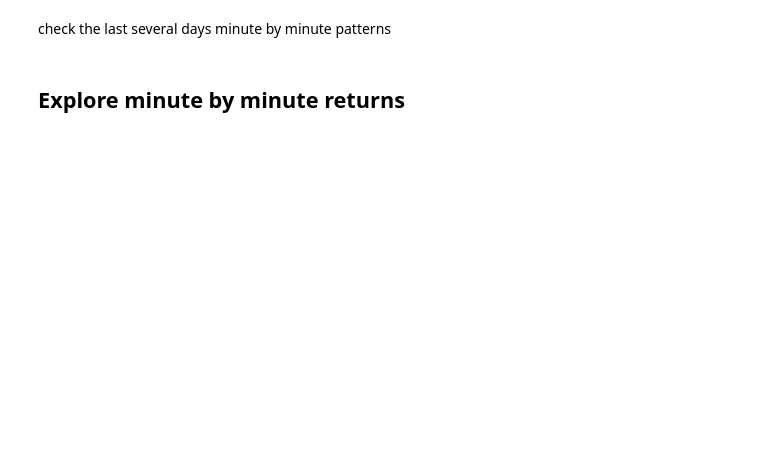
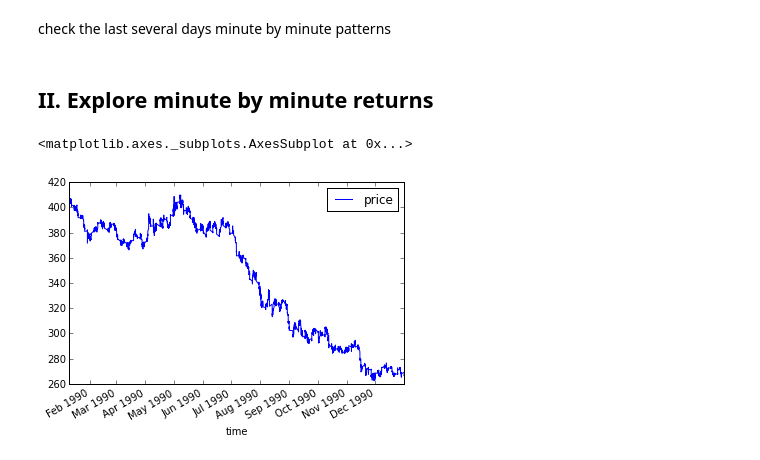
Before and after one commit to nightrose79/try, a Jupyter notebook: yu_partII.ipynb, the cells around one changed output. Cells and saved outputs as stored; diff of their text form; code cells hidden in the pictures; blank space fills up the shorter version.

Commit message:
data read

```diff
--- a/yu_partII.ipynb
+++ b/yu_partII.ipynb
@@ -123,12 +168,16 @@ df.tail()
 # %% [markdown]
 check the last several days minute by minute patterns
 # %% [markdown]
-## Explore minute by minute returns
+## II. Explore minute by minute returns
 # %%
+#because there are too much data, I only take a subset for exploration
 start = '01/10/1990'
-end = '02/10/1990'
+end = '12/31/1990'
 df_last=df[start:end]
 df_last.plot()
+# %% [output]
+<matplotlib.axes._subplots.AxesSubplot at 0x...>
+[figure, added]
 # %%
 df_last.loc[:,'log_returns_min']= np.log(df_last.loc[:,'price']) - np.log(df_last.loc[:,'price'].shift(1))
 df_last.drop(df_last.head(1).index,inplace=True)
```
Also changed, not shown: parts of 72 cells of this notebook, 10 other files.
